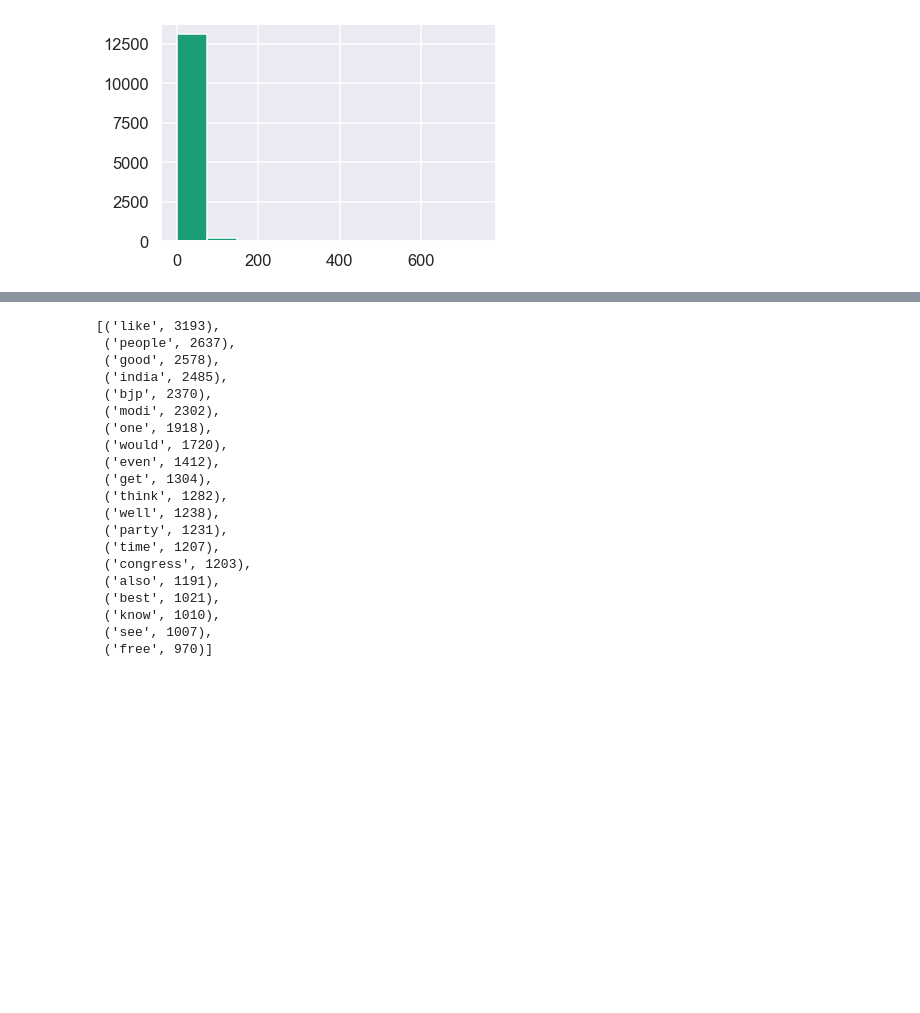
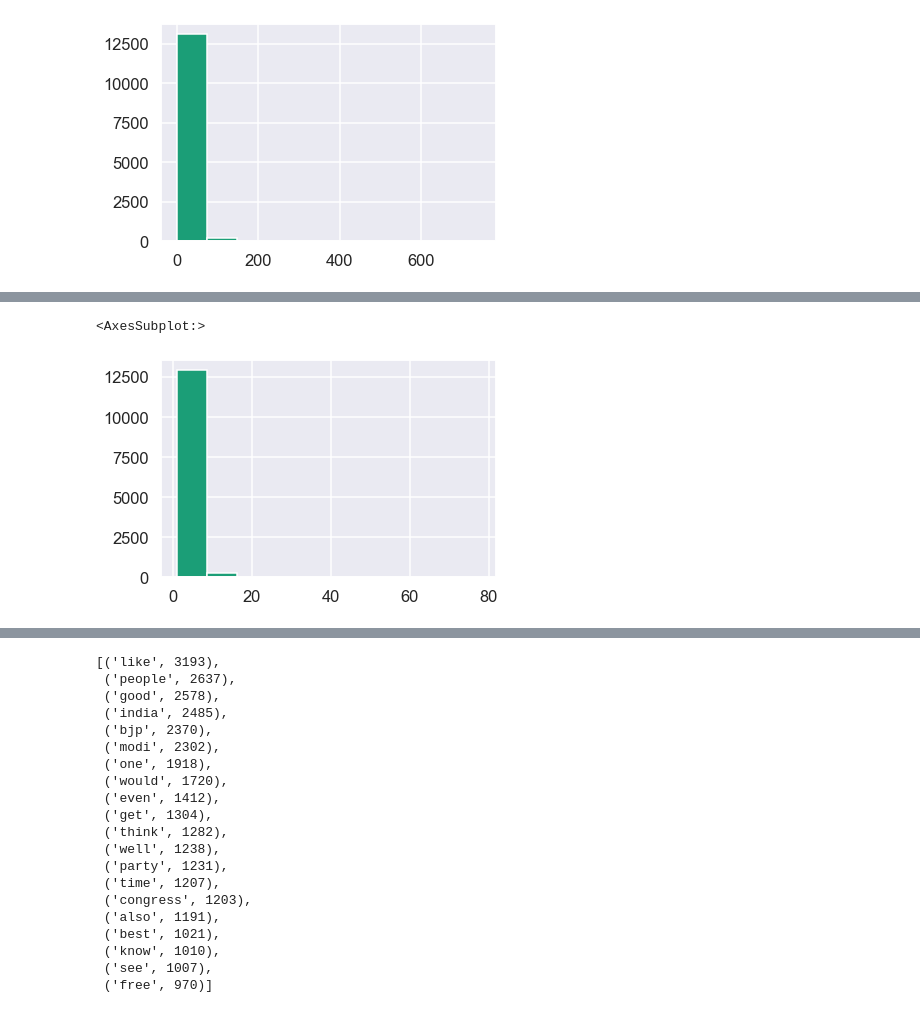
Before and after one commit to Hillary577/Springboard, a Jupyter notebook: capstone1_reddit_comments/reddit_data_wrangling.ipynb, the cells around one changed output, grey strips where cells are left out. Cells and saved outputs as stored; diff of their text form; code cells hidden in the pictures; blank space fills up the shorter version.

```diff
--- a/capstone1_reddit_comments/reddit_data_wrangling.ipynb
+++ b/capstone1_reddit_comments/reddit_data_wrangling.ipynb
@@ -405,0 +430,10 @@ df[df['label'] == 0].comment.str.split().\
+# %%
+# average word length in each neutral comment:
+df[df['label'] == 0].comment.str.split().\
+   apply(lambda x : [len(i) for i in x]). \
+   map(lambda x: np.mean(x)).hist()
+
+# label == 0 seems to be an issue. Let's do categories (below)
+# %% [output]
+<AxesSubplot:>
+[figure, added]
```
Also changed, not shown: parts of 7 cells of this notebook.
